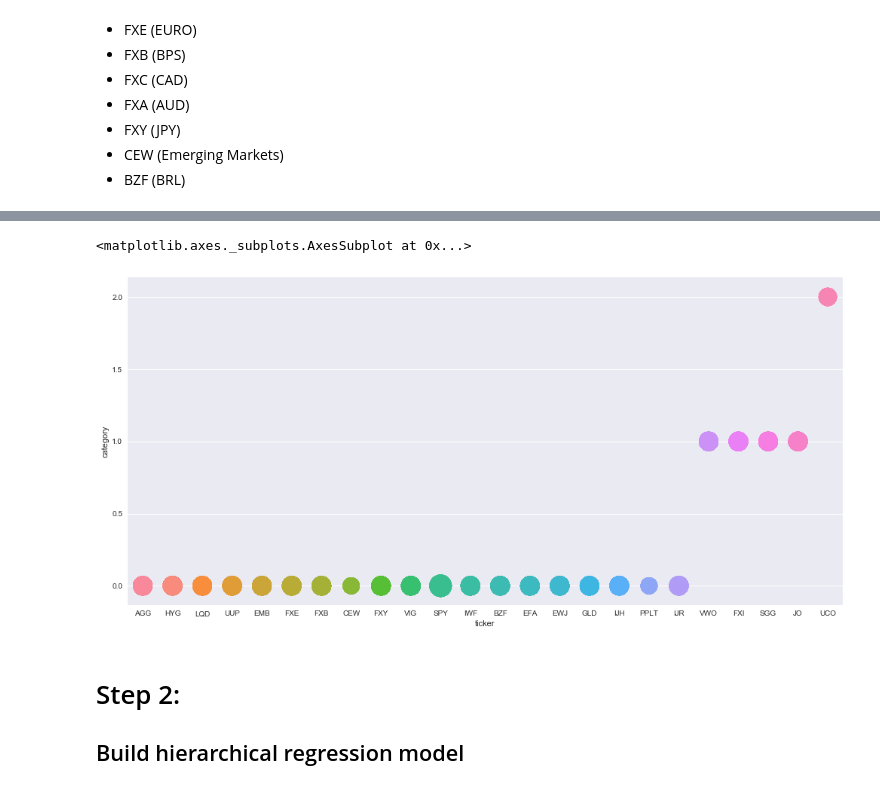
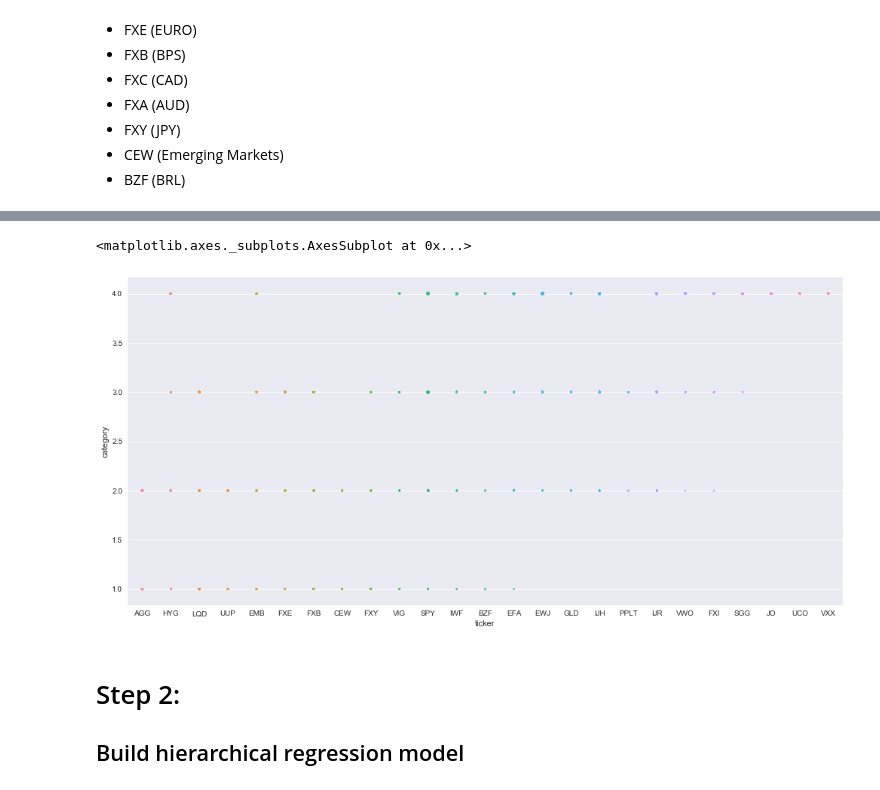
Before and after one commit to bglick13/Bayesian-Stock-Models, a Jupyter notebook: Vol adjusted pooling - momentum.ipynb, the cells around one changed output, grey strips where cells are left out. Saved outputs shown, nothing was run; the diff lists cells and outputs as text; code cells hidden in the pictures.

```diff
--- a/Vol adjusted pooling - momentum.ipynb
+++ b/Vol adjusted pooling - momentum.ipynb
@@ -138,3 +131,5 @@ def build_prices_dfs(tickers, n_categories=3):
     return out, combined
 # %%
 prices, combined = build_prices_dfs(tickers, 3)
+# %%
+q1, q2, q3 = combined['vol'].quantile([.25, .5, .75])
@@ -140,0 +148,12 @@ prices, combined = build_prices_dfs(tickers, 3)
+# %%
+def vol_category_helper(row):
+    if row <= q1:
+        return 1
+    elif row <= q2:
+        return 2
+    elif row <= q3:
+        return 3
+    else:
+        return 4
+# %%
+combined['category'] = combined['vol'].apply(vol_category_helper)
@@ -144,5 +169,5 @@ asset_encodings = dict((a, i) for i, a in enumerate(combined['asset_type'].uniqu
 security_encodings = dict((s, i) for i, s in enumerate(combined['ticker'].unique()))
 # %%
 combined['category_enc'] = combined['category'].apply(lambda x: category_encodings[x])
-combined['asset_type_enc'] = combined['asset_type'].apply(lambda x: asset_encodings[x])
+# combined['asset_type_enc'] = combined['asset_type'].apply(lambda x: asset_encodings[x])
 combined['security_enc'] = combined['ticker'].apply(lambda x: security_encodings[x])
@@ -170,10 +215,10 @@ combined.groupby('ticker').mean()[['vol', 'category_enc']].sort_values('vol')
 # %%
 fig, ax = plt.subplots(figsize=(17, 8))
-sns.stripplot(x='ticker', y='category', data=combined.sort_values('vol'), size=combined['vol']*1000, ax=ax)
+sns.stripplot(x='ticker', y='category', data=combined.sort_values('vol'), size=combined.sort_values('vol')['vol']*1000, ax=ax)
 # sns.stripplot(x='ticker', y='vol', data=combined.sort_values('vol'), ax=ax)
 # %% [output]
 <matplotlib.axes._subplots.AxesSubplot at 0x...>
-[figure, old version]
+[figure, new version]
 # %% [markdown]
 # Step 2:
 ## Build hierarchical regression model
```
Also changed, not shown: parts of 24 cells of this notebook, 23 other files.
